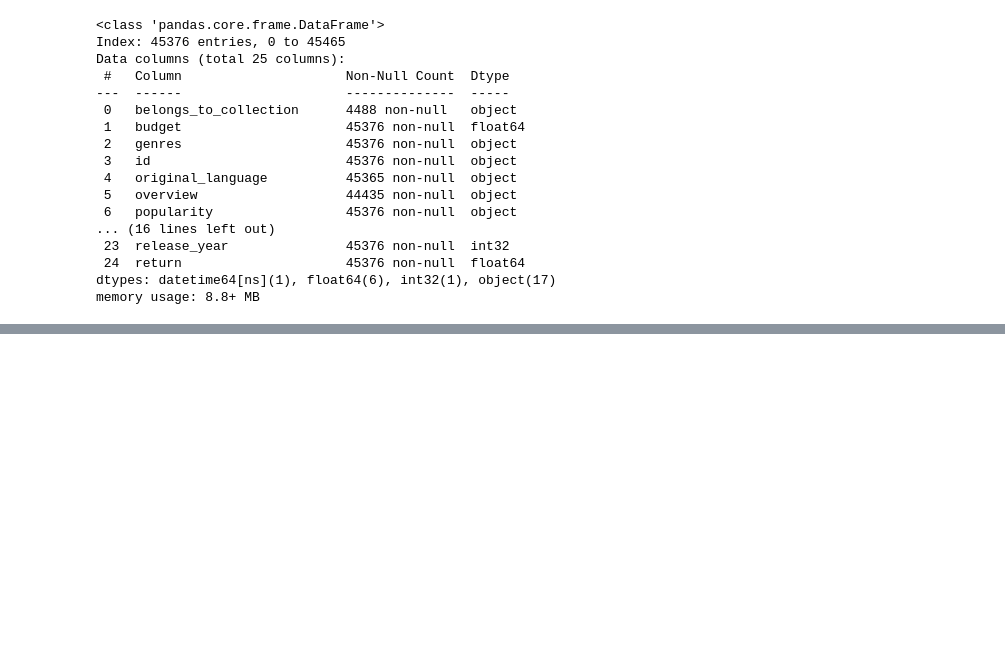
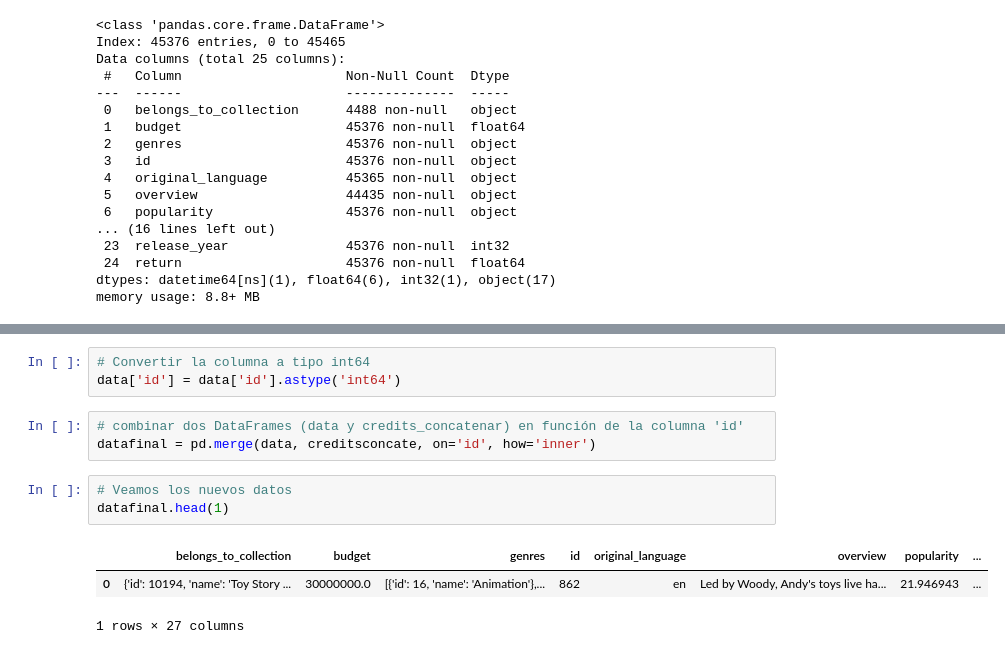
Before and after one commit to mpaezgrecco/PI1_Recomendacion_Peliculas, a Jupyter notebook: PI1_preparacion.ipynb, the cells around one changed output, grey strips where cells are left out. Saved outputs shown, nothing was run; the diff lists cells and outputs as text; blank space fills up the shorter version.

```diff
--- a/PI1_preparacion.ipynb
+++ b/PI1_preparacion.ipynb
@@ -209,0 +308,13 @@ memory usage: 8.8+ MB
+# %%
+# Convertir la columna a tipo int64
+data['id'] = data['id'].astype('int64')
+# %%
+# combinar dos DataFrames (data y credits_concatenar) en función de la columna 'id'
+datafinal = pd.merge(data, creditsconcate, on='id', how='inner')
+# %%
+# Veamos los nuevos datos
+datafinal.head(1)
+# %% [output]
+|  | belongs_to_collection | budget | genres | id | original_language | overview | popularity | ... |
+| 0 | {'id': 10194, 'name': 'Toy Story ... | 30000000.0 | [{'id': 16, 'name': 'Animation'},... | 862 | en | Led by Woody, Andy's toys live ha... | 21.946943 | ... |
+1 rows × 27 columns
```
Also changed, not shown: parts of 27 cells of this notebook, 3 other files.
